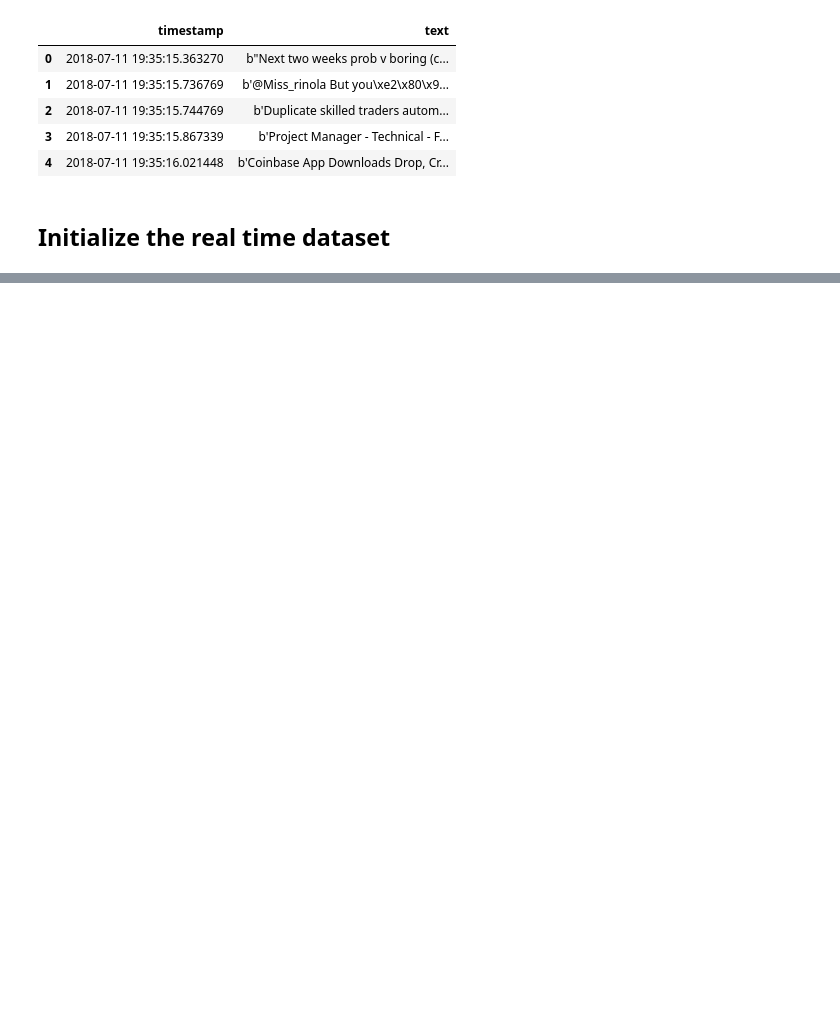
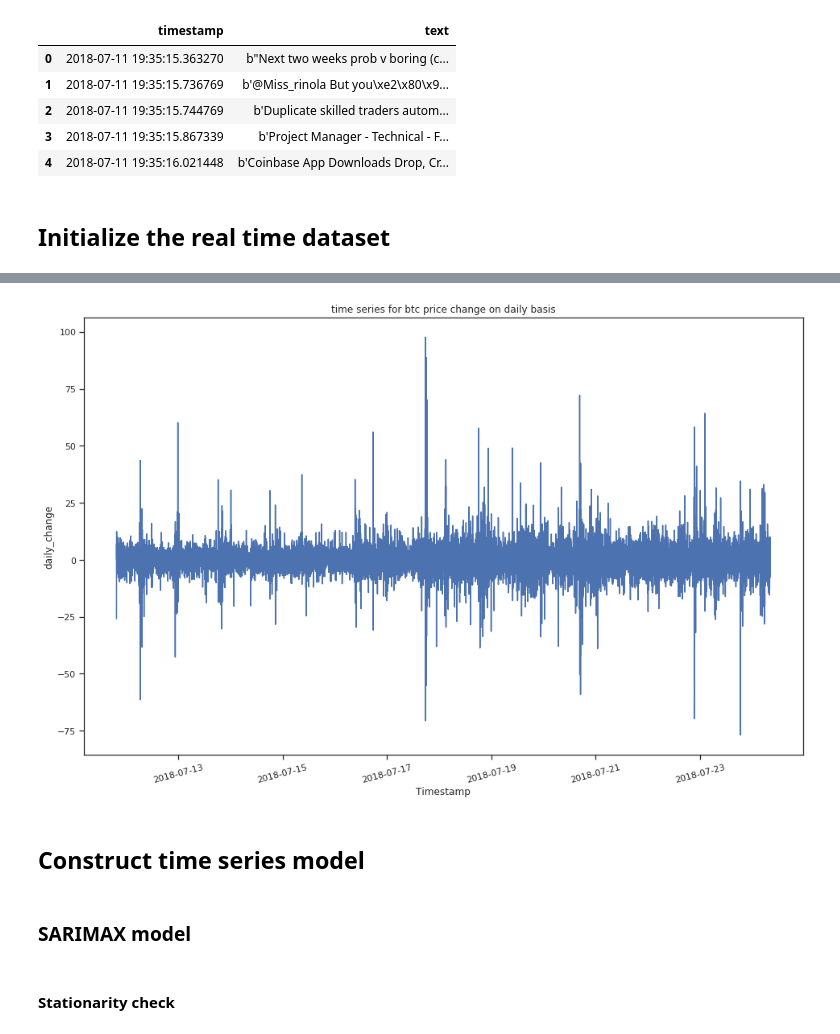
Before and after one commit to shuyu-wu/bitcoin-prediction, a Jupyter notebook: bitcoin.ipynb, the cells around one changed output, grey strips where cells are left out. Saved outputs shown, nothing was run; the diff lists cells and outputs as text; code cells hidden in the pictures; blank space fills up the shorter version.

```diff
--- a/bitcoin.ipynb
+++ b/bitcoin.ipynb
@@ -618,0 +702,15 @@ Period('2019-01-27 23:59', 'T')
+# %%
+fig = plt.gcf()
+fig.set_size_inches( 16, 10)
+sns.lineplot(x="Timestamp", y="daily_change", data=btc_tw_df)
+plt.xticks(rotation=15)
+plt.title('time series for btc price change on daily basis')
+plt.show()
+# %% [output]
+[figure, added]
+# %% [markdown]
+## Construct time series model
+# %% [markdown]
+### SARIMAX model
+# %% [markdown]
+#### Stationarity check
```
Also changed, not shown: parts of 96 cells of this notebook.
